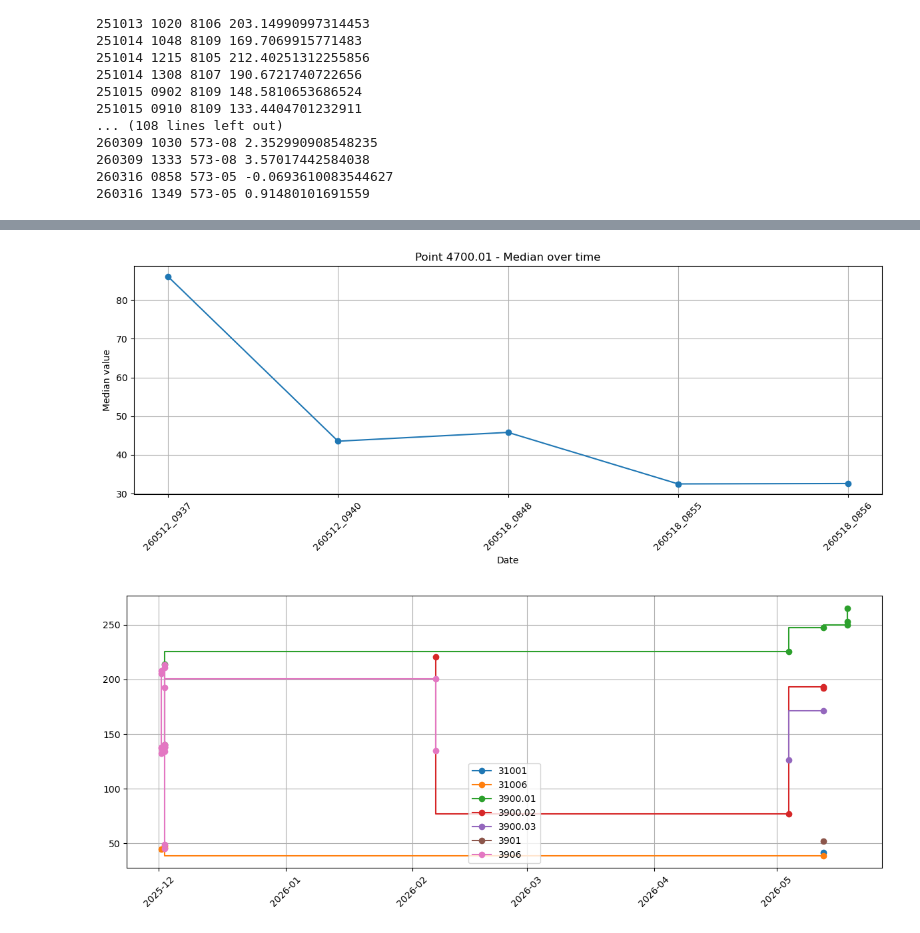
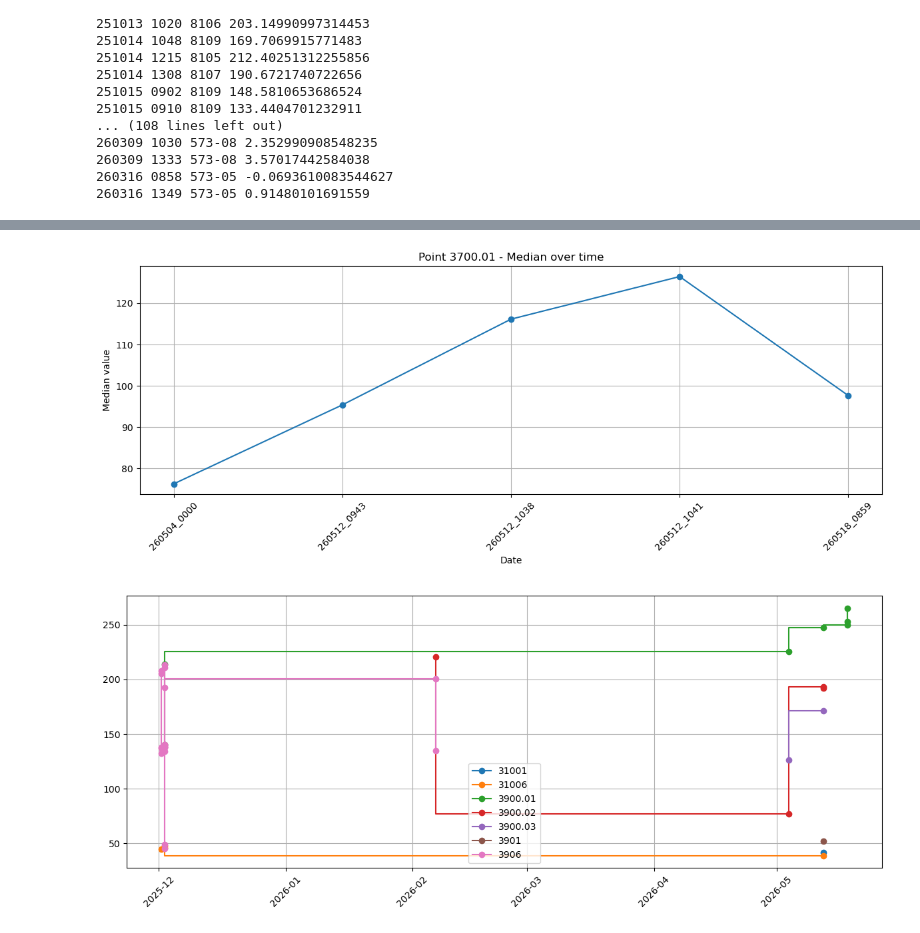
Before and after one commit to LeoDaVinci16/sxs, a Jupyter notebook: database/database.ipynb, the cells around one changed output, grey strips where cells are left out. Drawn from its saved outputs; the diff is of its cells as text; code cells hidden in the pictures.

```diff
--- a/database/database.ipynb
+++ b/database/database.ipynb
@@ -228,33 +318,33 @@ df_summary.to_csv(output_path, index=False)
 # %%
 import os
 import pandas as pd
 
 df = pd.read_csv("records.csv")
 
-point = "4700.01"
+point = "3700.01"
 
 df_point = df[df["point_id"] == point].sort_values("timestamp")
 
 import matplotlib.pyplot as plt
 
 plt.figure(figsize=(12,5))
 
 plt.plot(
     df_point["timestamp"],
     df_point["median"].abs(),
     marker="o"
 )
 
 plt.xticks(rotation=45)
 plt.xlabel("Date")
 plt.ylabel("Median value")
 plt.title(f"Point {point} - Median over time")
 
 plt.grid(True)
 plt.tight_layout()
 plt.show()
 # %% [output]
-[figure, old version]
+[figure, new version]
 # %%
 import pandas as pd
 import matplotlib.pyplot as plt
```
Also changed, not shown: parts of 4 cells of this notebook, 5 other files.
